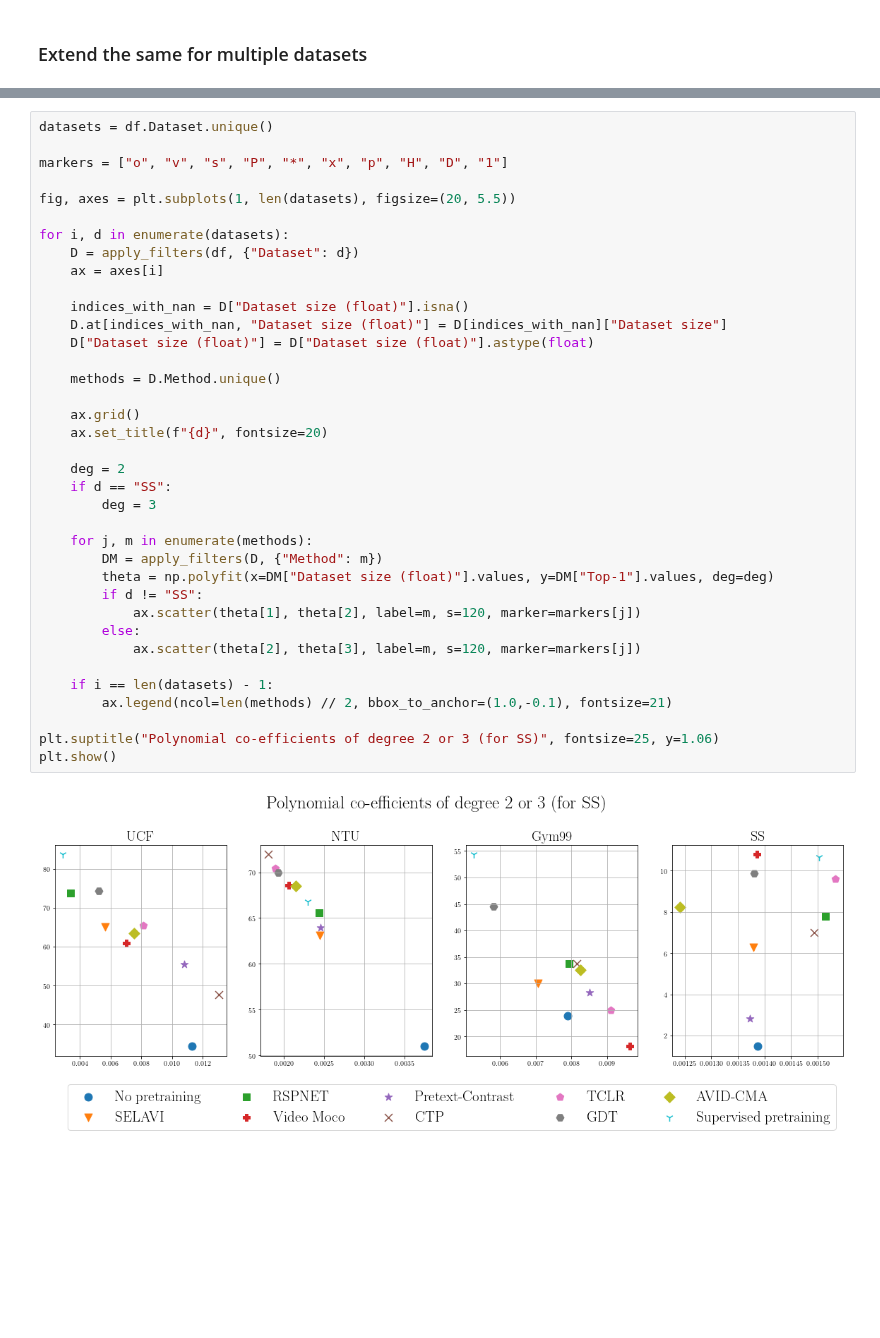
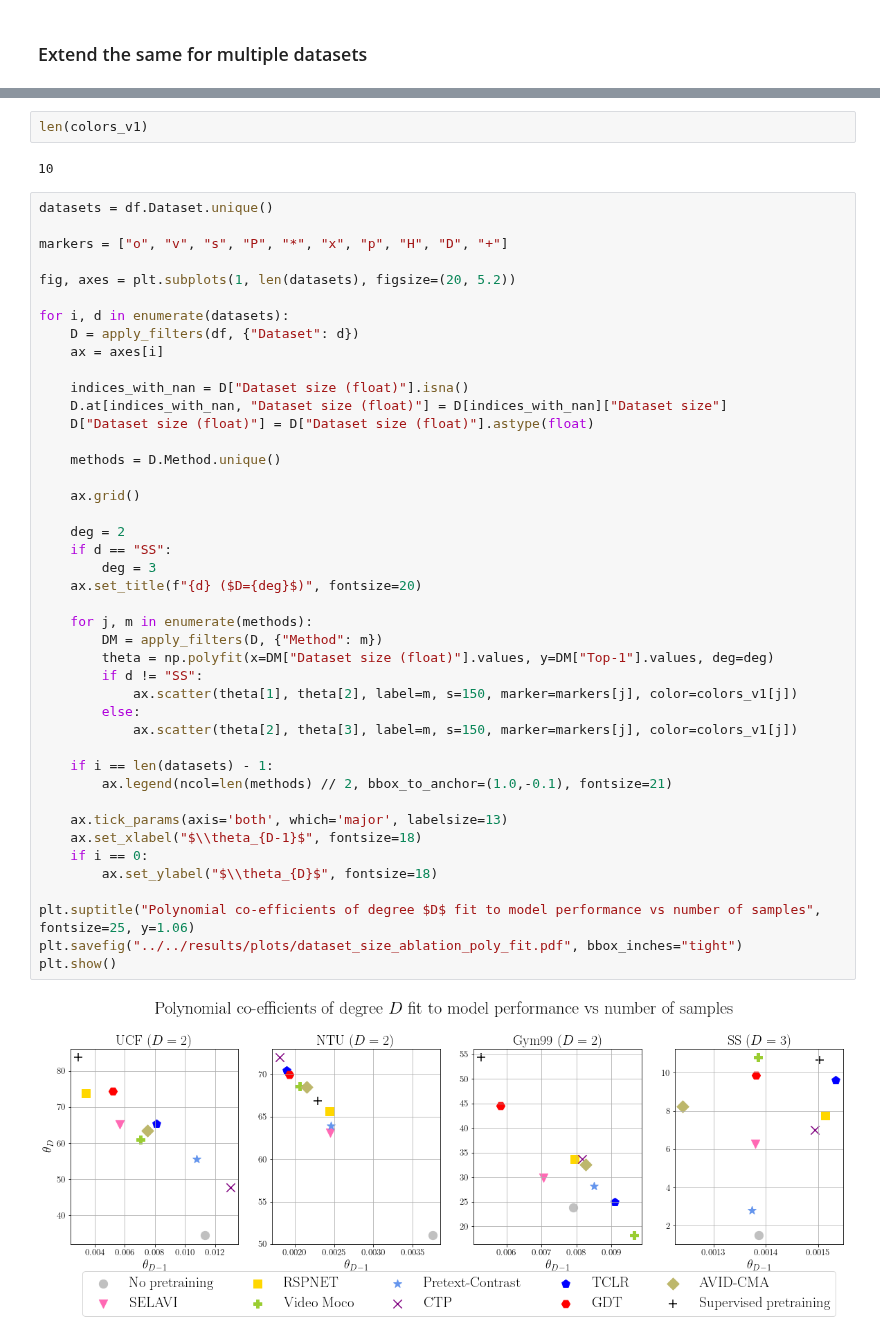
Before and after one commit to bpiyush/ViDA-SSL, a Jupyter notebook: misc/plotting/fit_poly_to_dataset_size_ablation.ipynb, the cells around one changed output, grey strips where cells are left out. Cells and saved outputs as stored; diff of their text form; blank space fills up the shorter version.

Commit message:
Adds minor changes to poly fit plot

```diff
--- a/misc/plotting/fit_poly_to_dataset_size_ablation.ipynb
+++ b/misc/plotting/fit_poly_to_dataset_size_ablation.ipynb
@@ -131,39 +133,49 @@ plt.show()
+# %%
+len(colors_v1)
+# %% [output]
+10
 # %%
 datasets = df.Dataset.unique()
 
-markers = ["o", "v", "s", "P", "*", "x", "p", "H", "D", "1"]
+markers = ["o", "v", "s", "P", "*", "x", "p", "H", "D", "+"]
 
-fig, axes = plt.subplots(1, len(datasets), figsize=(20, 5.5))
+fig, axes = plt.subplots(1, len(datasets), figsize=(20, 5.2))
 
 for i, d in enumerate(datasets):
     D = apply_filters(df, {"Dataset": d})
     ax = axes[i]
 
     indices_with_nan = D["Dataset size (float)"].isna()
     D.at[indices_with_nan, "Dataset size (float)"] = D[indices_with_nan]["Dataset size"]
     D["Dataset size (float)"] = D["Dataset size (float)"].astype(float)
 
     methods = D.Method.unique()
 
     ax.grid()
-    ax.set_title(f"{d}", fontsize=20)
 
     deg = 2
     if d == "SS":
         deg = 3
+    ax.set_title(f"{d} ($D={deg}$)", fontsize=20)
 
     for j, m in enumerate(methods):
         DM = apply_filters(D, {"Method": m})
         theta = np.polyfit(x=DM["Dataset size (float)"].values, y=DM["Top-1"].values, deg=deg)
         if d != "SS":
-            ax.scatter(theta[1], theta[2], label=m, s=120, marker=markers[j])
+            ax.scatter(theta[1], theta[2], label=m, s=150, marker=markers[j], color=colors_v1[j])
         else:
-            ax.scatter(theta[2], theta[3], label=m, s=120, marker=markers[j])
+            ax.scatter(theta[2], theta[3], label=m, s=150, marker=markers[j], color=colors_v1[j])
 
     if i == len(datasets) - 1:
         ax.legend(ncol=len(methods) // 2, bbox_to_anchor=(1.0,-0.1), fontsize=21)
 
-plt.suptitle("Polynomial co-efficients of degree 2 or 3 (for SS)", fontsize=25, y=1.06)
+    ax.tick_params(axis='both', which='major', labelsize=13)
+    ax.set_xlabel("$\\theta_{D-1}$", fontsize=18)
+    if i == 0:
+        ax.set_ylabel("$\\theta_{D}$", fontsize=18)
+
+plt.suptitle("Polynomial co-efficients of degree $D$ fit to model performance vs number of samples", fontsize=25, y=1.06)
+plt.savefig("../../results/plots/dataset_size_ablation_poly_fit.pdf", bbox_inches="tight")
 plt.show()
 # %% [output]
-[figure, old version]
+[figure, new version]
```
Also changed, not shown: parts of 1 cell of this notebook, 3 other files.
